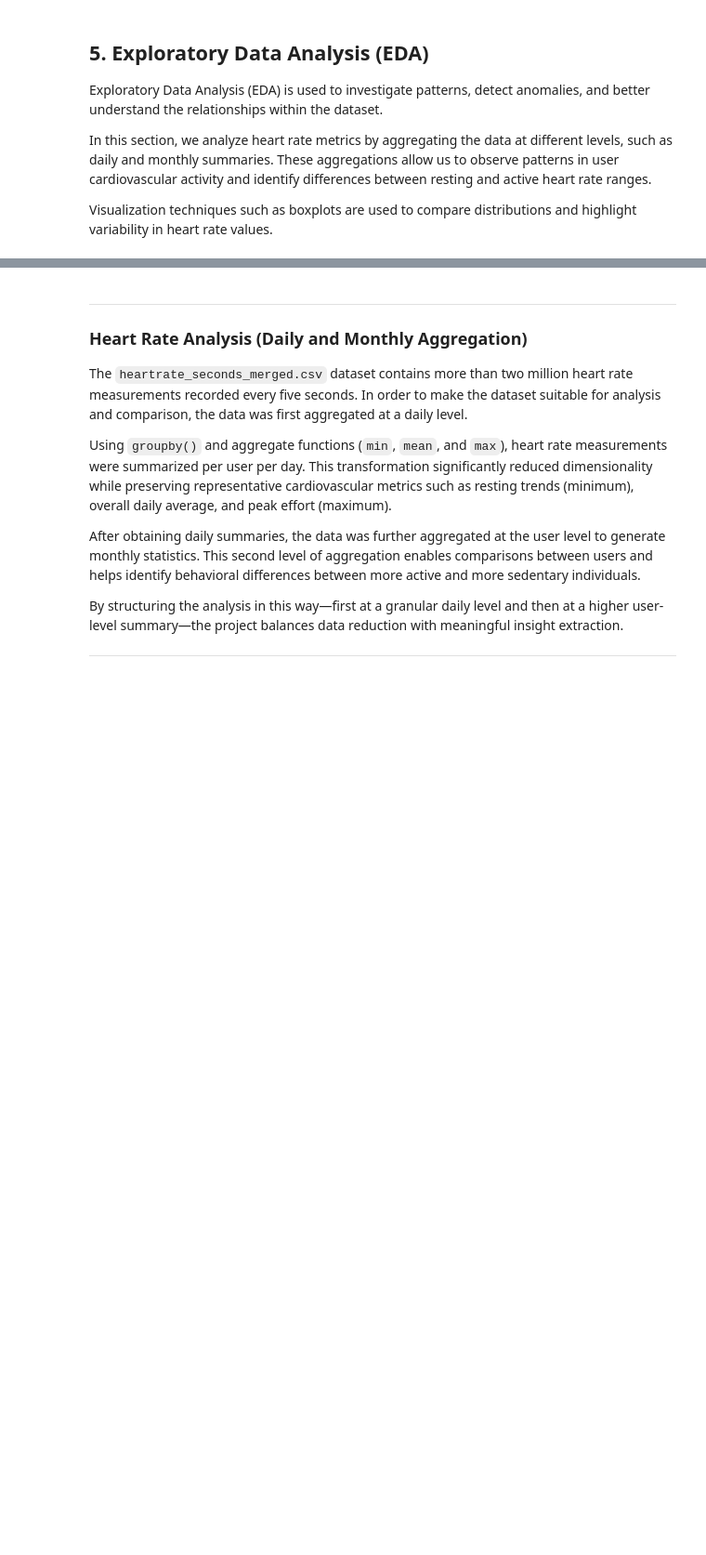
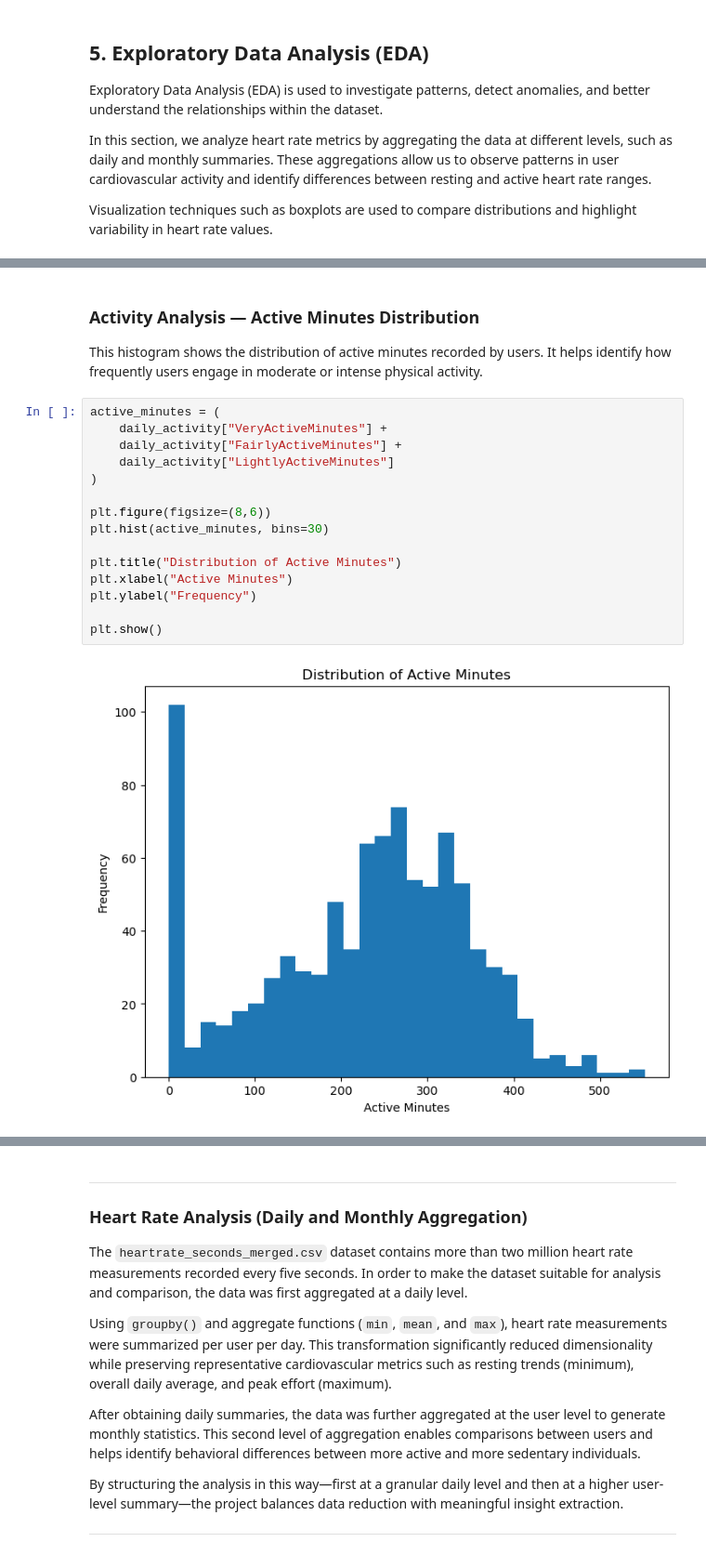
Before and after one commit to user-name-c/Bellabeat-Case-study, a Jupyter notebook: notebooks/bellabeat_analysis.ipynb, the cells around one changed output, grey strips where cells are left out. Shown at 93% size. Drawn from its saved outputs; the diff is of its cells as text; blank space fills up the shorter version.

```diff
--- a/notebooks/bellabeat_analysis.ipynb
+++ b/notebooks/bellabeat_analysis.ipynb
@@ -175,0 +225,21 @@ Visualization techniques such as boxplots are used to compare distributions and
+# %% [markdown]
+### Activity Analysis — Active Minutes Distribution
+
+This histogram shows the distribution of active minutes recorded by users. It helps identify how frequently users engage in moderate or intense physical activity.
+# %%
+active_minutes = (
+    daily_activity["VeryActiveMinutes"] +
+    daily_activity["FairlyActiveMinutes"] +
+    daily_activity["LightlyActiveMinutes"]
+)
+
+plt.figure(figsize=(8,6))
+plt.hist(active_minutes, bins=30)
+
+plt.title("Distribution of Active Minutes")
+plt.xlabel("Active Minutes")
+plt.ylabel("Frequency")
+
+plt.show()
+# %% [output]
+[figure, added]
```
Also changed, not shown: parts of 12 cells of this notebook.
